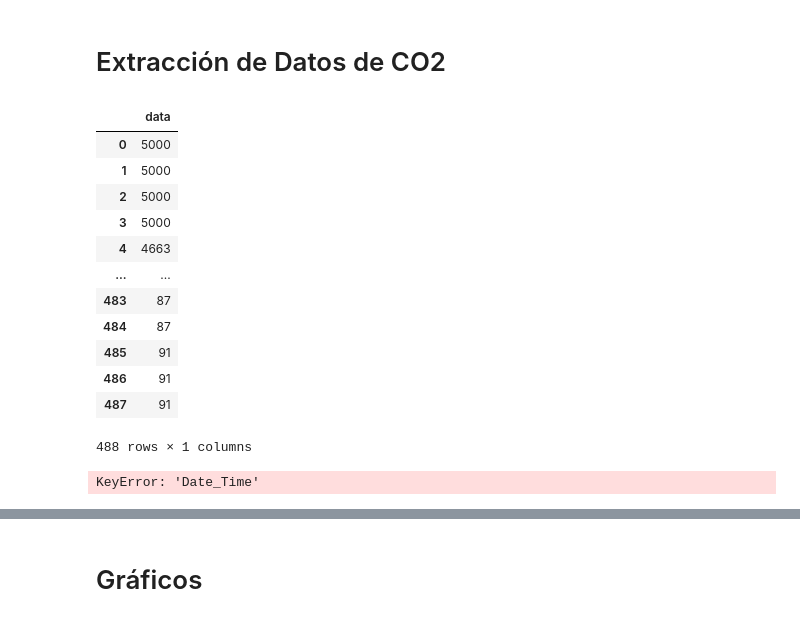
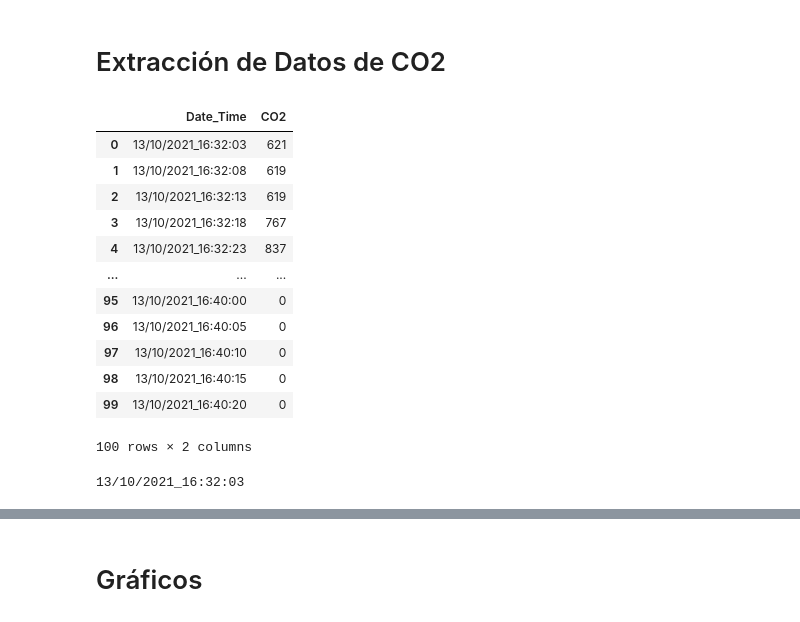
Before and after one commit to fyulita/laboratorio-6-y-7, a Jupyter notebook: Arduino/notebook-co2.ipynb, the cells around one changed output, grey strips where cells are left out. Saved outputs shown, nothing was run; the diff lists cells and outputs as text; code cells hidden in the pictures.

```diff
--- a/Arduino/notebook-co2.ipynb
+++ b/Arduino/notebook-co2.ipynb
@@ -19,22 +19,22 @@ if not os.path.isdir(f"{PATH}/figuras"):
     os.makedirs(f"{PATH}/figuras")
 # %%
 # Veamos el primer archivo csv como ejemplo
-df0 = pd.read_csv(f"{PATH}/data_0.csv")
+df0 = pd.read_csv(f"{PATH}/data_1.csv", sep=',')
 display(df0)
 # %% [output]
-|  | data |
-| 0 | 5000 |
-| 1 | 5000 |
-| 2 | 5000 |
-| 3 | 5000 |
-| 4 | 4663 |
-| ... | ... |
-| 483 | 87 |
-| 484 | 87 |
-| 485 | 91 |
-| 486 | 91 |
-| 487 | 91 |
+|  | Date_Time | CO2 |
+| 0 | 13/10/2021_16:32:03 | 621 |
+| 1 | 13/10/2021_16:32:08 | 619 |
+| 2 | 13/10/2021_16:32:13 | 619 |
+| 3 | 13/10/2021_16:32:18 | 767 |
+| 4 | 13/10/2021_16:32:23 | 837 |
+| ... | ... | ... |
+| 95 | 13/10/2021_16:40:00 | 0 |
+| 96 | 13/10/2021_16:40:05 | 0 |
+| 97 | 13/10/2021_16:40:10 | 0 |
+| 98 | 13/10/2021_16:40:15 | 0 |
+| 99 | 13/10/2021_16:40:20 | 0 |
-488 rows × 1 columns
+100 rows × 2 columns
 # %%
 # Antes de llenar los arrays vamos a necesitar una función que convierta un tiempo en el formato que usamos en tiempo absoluto para poder comparar las mediciones entre sí
 def convertirTiempo(t_i, t):
@@ -54,7 +54,7 @@ datetime0 = np.transpose(df0["Date_Time"].to_numpy())[0]
 t_i = convertirTiempo(0, datetime0)
 print(datetime0)
 # %% [output]
-KeyError: 'Date_Time'
+13/10/2021_16:32:03
 # %%
 # Contemos la cantidad de csv's  que llenamos
 n = 0
```
Also changed, not shown: parts of 11 cells of this notebook, 16 other files.
